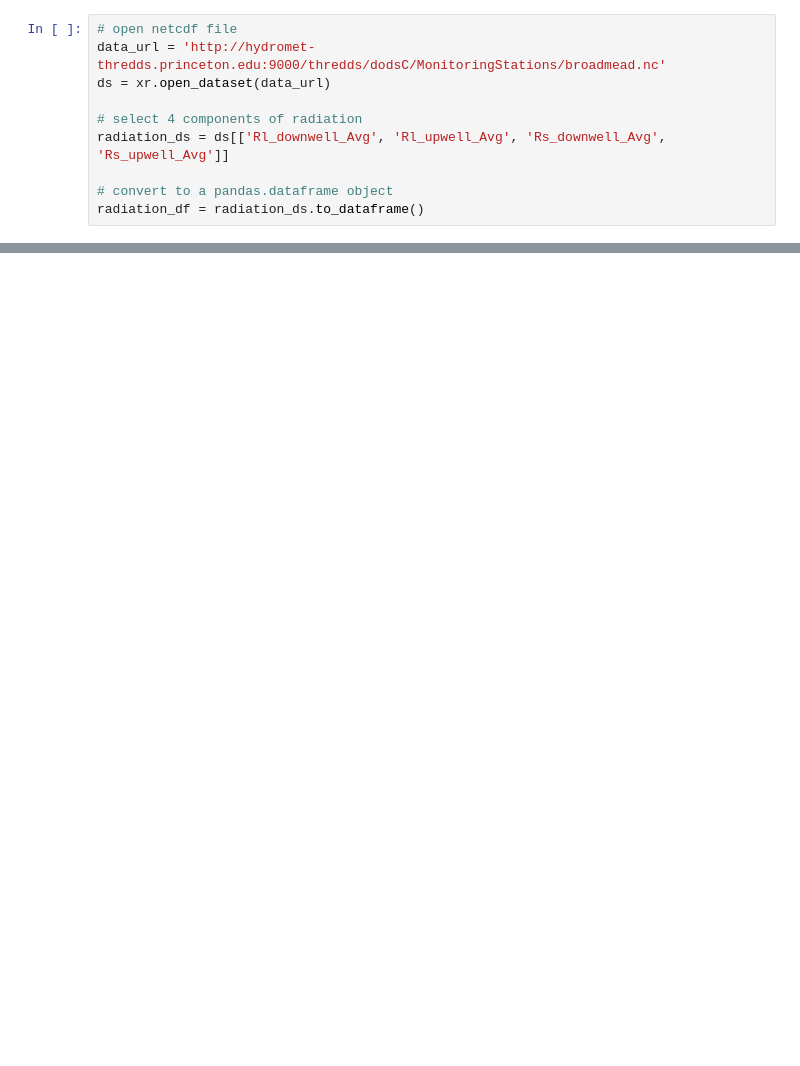
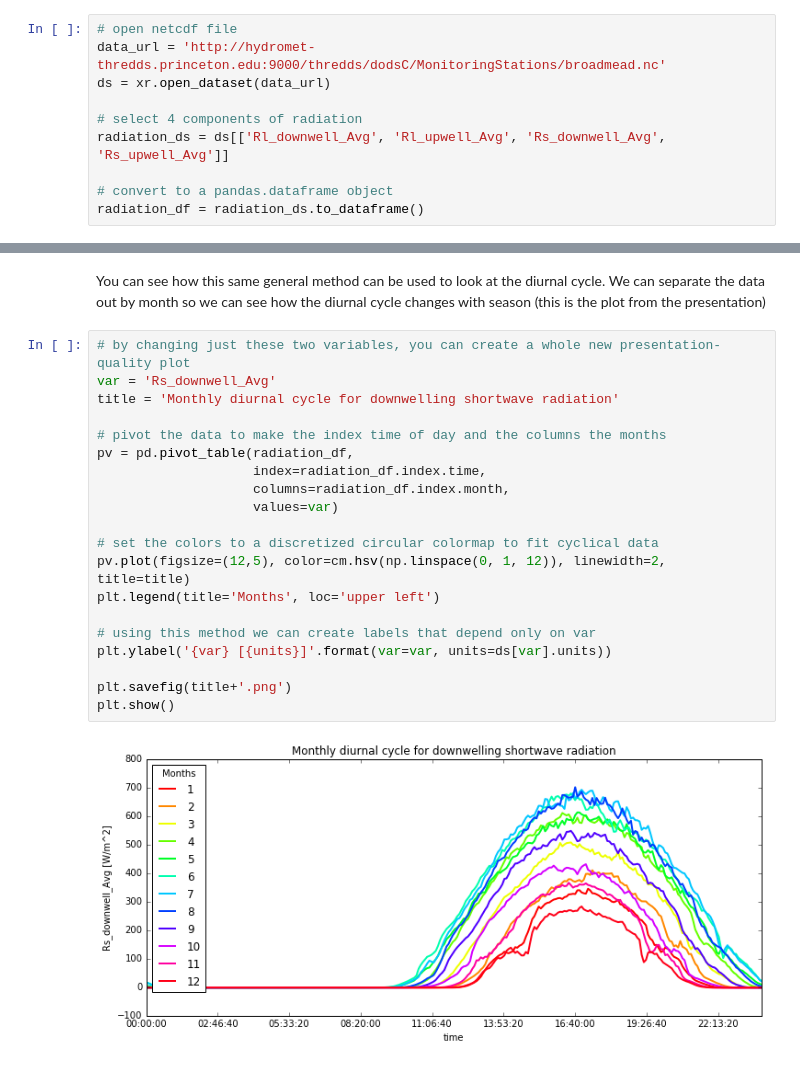
Before and after one commit to jsignell/intro-to-netcdf, a Jupyter notebook: Advanced methods in Python.ipynb, the cells around one changed output, grey strips where cells are left out. Drawn from its saved outputs; the diff is of its cells as text; blank space fills up the shorter version.

```diff
--- a/Advanced methods in Python.ipynb
+++ b/Advanced methods in Python.ipynb
@@ -125,0 +61,24 @@ rain_on_wet_soil = ds.where((ds['Rain_mm_3_Tot']>0) & (ds['VW']>.30)).dropna('ti
+# %% [markdown]
+You can see how this same general method can be used to look at the diurnal cycle. We can separate the data out by month so we can see how the diurnal cycle changes with season (this is the plot from the presentation)
+# %%
+# by changing just these two variables, you can create a whole new presentation-quality plot
+var = 'Rs_downwell_Avg'
+title = 'Monthly diurnal cycle for downwelling shortwave radiation'
+
+# pivot the data to make the index time of day and the columns the months
+pv = pd.pivot_table(radiation_df,
+                    index=radiation_df.index.time,
+                    columns=radiation_df.index.month,
+                    values=var)
+
+# set the colors to a discretized circular colormap to fit cyclical data
+pv.plot(figsize=(12,5), color=cm.hsv(np.linspace(0, 1, 12)), linewidth=2, title=title)
+plt.legend(title='Months', loc='upper left')
+
+# using this method we can create labels that depend only on var
+plt.ylabel('{var} [{units}]'.format(var=var, units=ds[var].units))
+
+plt.savefig(title+'.png')
+plt.show()
+# %% [output]
+[figure, added]
```
Also changed, not shown: parts of 38 cells of this notebook, 1 other file.
